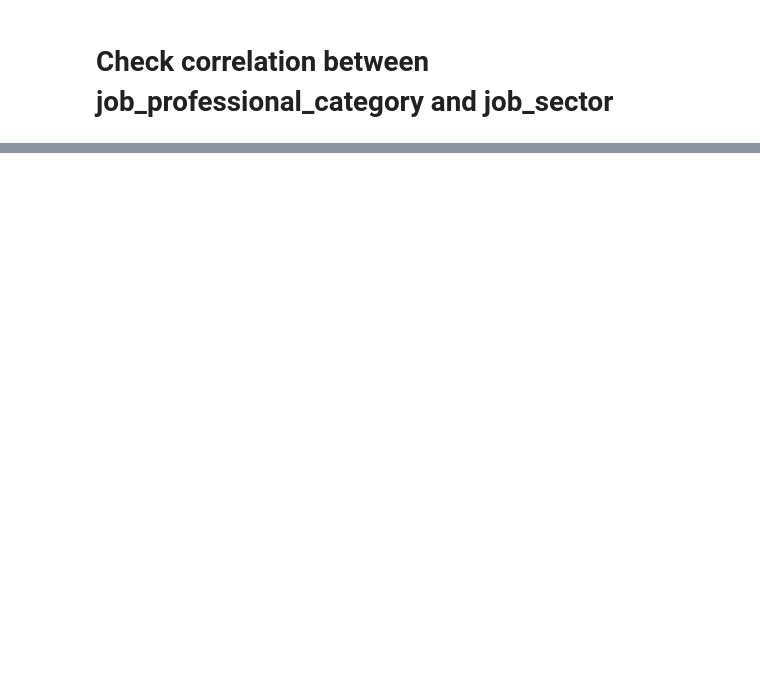
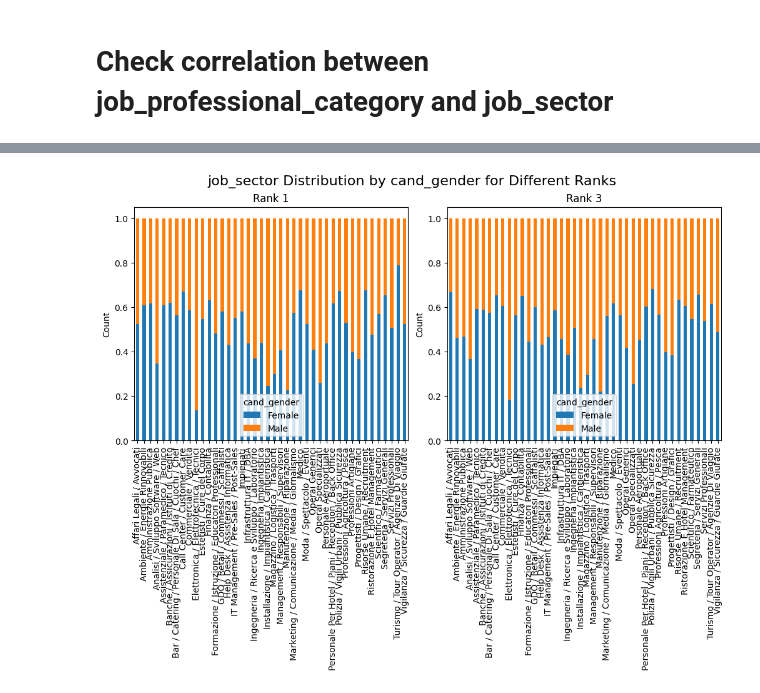
Before and after one commit to lorenzo-massa/Bias-Detection-Mitigation, a Jupyter notebook: AI_industry.ipynb, the cells around one changed output, grey strips where cells are left out. Cells and saved outputs as stored; diff of their text form; code cells hidden in the pictures; blank space fills up the shorter version.

```diff
--- a/AI_industry.ipynb
+++ b/AI_industry.ipynb
@@ -668,0 +621,5 @@ direct_matching_df.cand_education.unique()
+# %%
+r = [1,3]
+data = plot_2_features(reverse_matching_df, 'job_sector', 'cand_gender', r, len(r),response=0)
+# %% [output]
+[figure, added]
```
Also changed, not shown: parts of 30 cells of this notebook.
